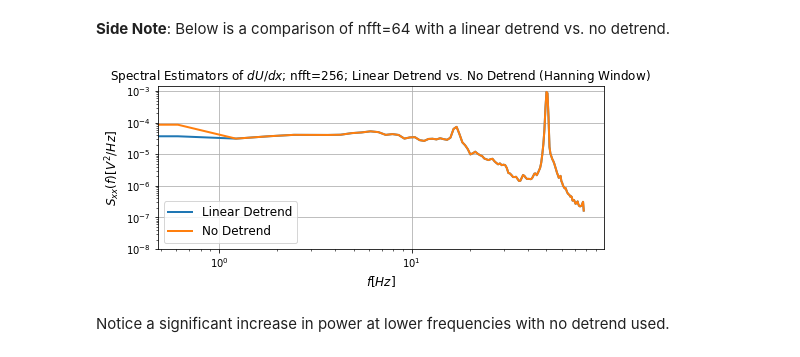
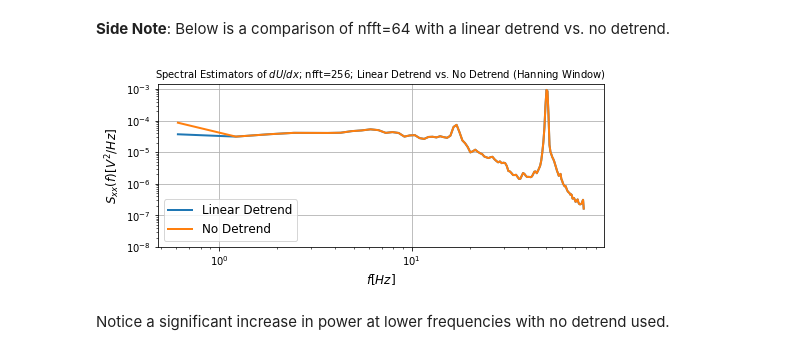
Before and after one commit to lukepolson/School, a Jupyter notebook: Phys 515/Assignment5.ipynb, the cells around one changed output. Drawn from its saved outputs; the diff is of its cells as text; code cells hidden in the pictures.

```diff
--- a/Phys 515/Assignment5.ipynb
+++ b/Phys 515/Assignment5.ipynb
@@ -108,17 +111,18 @@ Comparison:
 ff_s2_nd, spec_s2_nd = welch(s, fs=fs, nperseg=256, window='hanning', detrend=False)
 # %%
 plt.figure(figsize=(8,3))
-plt.loglog(ff_s2, spec_s2, lw=2, label='Linear Detrend')
-plt.loglog(ff_s2_nd, spec_s2_nd, lw=2, label='No Detrend')
+plt.loglog(ff_s2[1:], spec_s2[1:], lw=2, label='Linear Detrend')
+plt.loglog(ff_s2_nd[1:], spec_s2_nd[1:], lw=2, label='No Detrend')
 plt.ylim(bottom=10**(-8))
 plt.grid()
 plt.legend(fontsize=12)
 plt.ylabel(r'$S_{xx}(f)  [V^2/Hz]$', fontsize=12)
 plt.xlabel(r'$f [Hz]$', fontsize=12)
-plt.title('Spectral Estimators of $dU/dx$; nfft=256; Linear Detrend vs. No Detrend (Hanning Window)', fontsize=12)
+plt.title('Spectral Estimators of $dU/dx$; nfft=256; Linear Detrend vs. No Detrend (Hanning Window)',
+          fontsize=10)
 plt.show()
 # %% [output]
-[figure, old version]
+[figure, new version]
 # %% [markdown]
 Notice a significant increase in power at lower frequencies with no detrend used.
 # %% [markdown]
```
Also changed, not shown: parts of 12 cells of this notebook.
